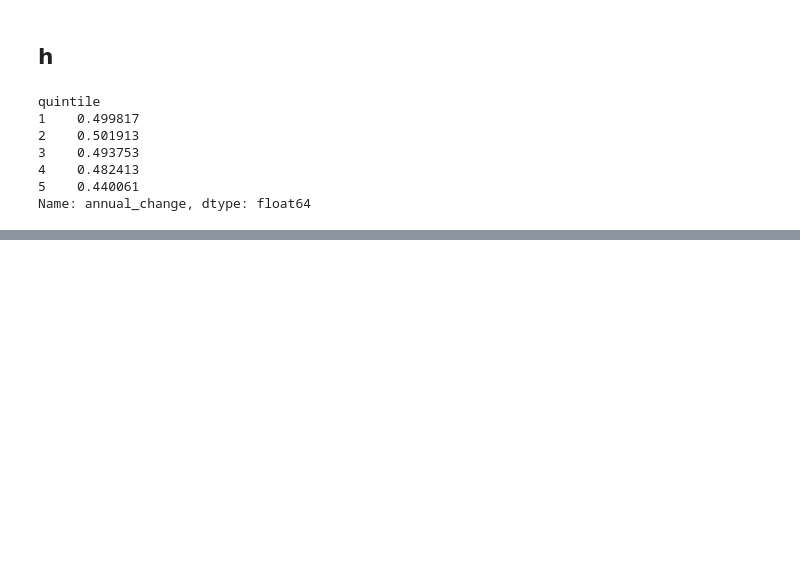
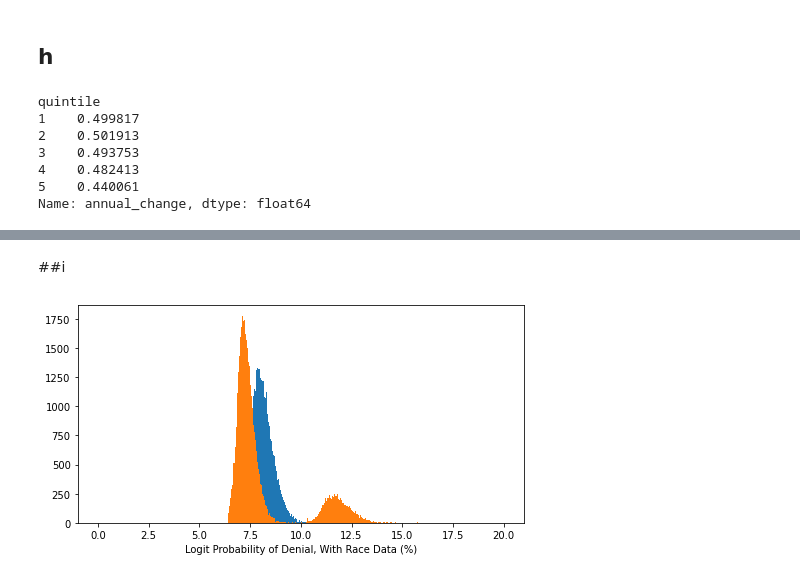
Before and after one commit to seanzhu815/415, a Jupyter notebook: 415_assignment1.ipynb, the cells around one changed output, grey strips where cells are left out. Saved outputs shown, nothing was run; the diff lists cells and outputs as text; code cells hidden in the pictures; blank space fills up the shorter version.

```diff
--- a/415_assignment1.ipynb
+++ b/415_assignment1.ipynb
@@ -164,0 +258,16 @@ plot.cla()
+# %% [markdown]
+##i
+# %%
+plt.rc('figure', figsize=(8, 4))
+plot = plt.hist(100 / (1 + np.exp(- np.sum(x1 * resultLogit.params, axis = 1))), bins = 'auto',
+               range = (0, 20))
+plt.xlabel("Logit Probability of Denial (%)")
+plt.savefig("logit-denied-LTI.png")
+
+plt.rc('figure', figsize=(8, 4))
+plot = plt.hist(100 / (1 + np.exp(- np.sum(x2 * resultLogit_new.params, axis = 1))), bins = 'auto',
+               range = (0, 20))
+plt.xlabel("Logit Probability of Denial, With Race Data (%)")
+plt.savefig("logit-denied-LTI-minority.png")
+# %% [output]
+[figure, added]
```
Also changed, not shown: parts of 24 cells of this notebook.
